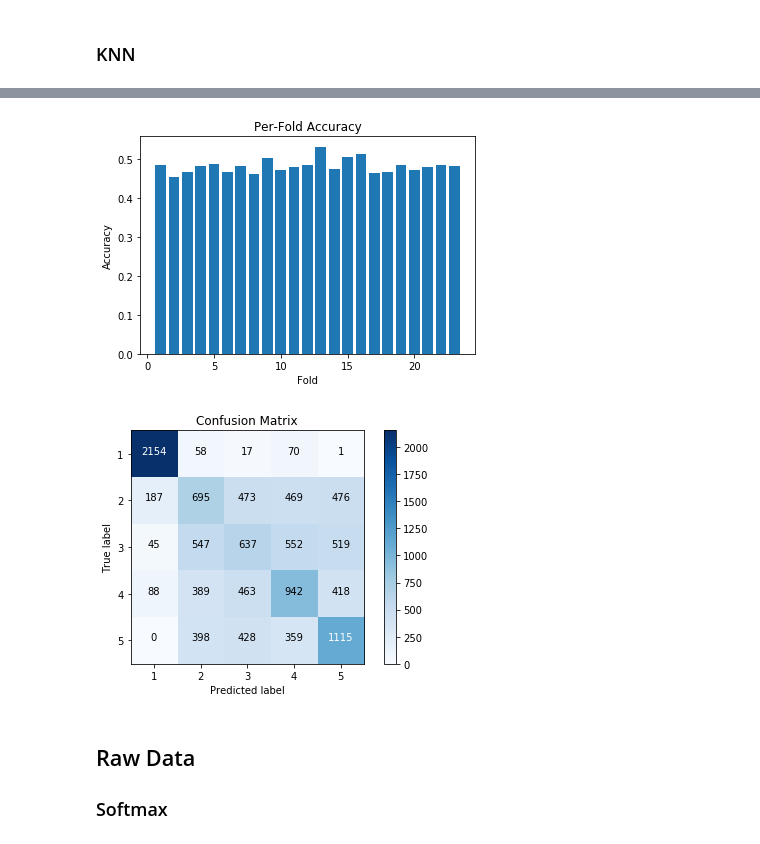
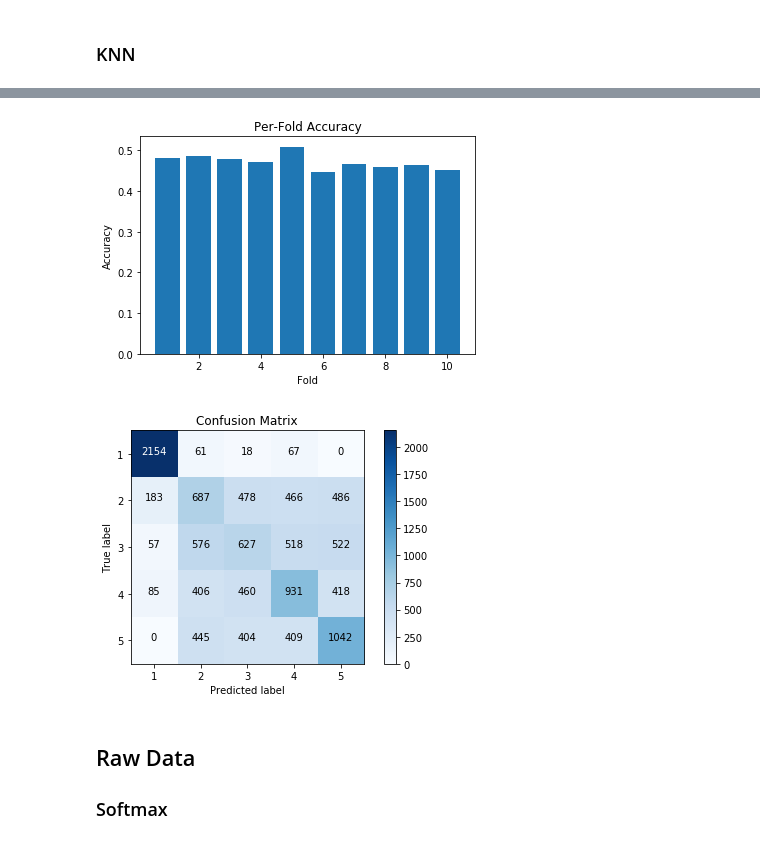
Before and after one commit to carolineh101/cs229-epilepsy, a Jupyter notebook: experiments.ipynb, the cells around one changed output, grey strips where cells are left out. Saved outputs shown, nothing was run; the diff lists cells and outputs as text; code cells hidden in the pictures.

```diff
--- a/experiments.ipynb
+++ b/experiments.ipynb
@@ -24,6 +24,9 @@ X, y, ids, chunks = util.parse_data()
 n = X.shape[0]
 classes = np.unique(y)
 num_chunks = np.unique(chunks).shape[0]
+
+# Set up evaluation metrics
+scoring = util.get_scoring_metrics(classes)
 # %% [markdown]
 ## Summary Statistics
 For our baseline, we use summary statistic features as inputs to our models. From plotting, it seems that minimum and standard deviation may be useful.
@@ -65,7 +77,4 @@ util.visualize_confusion_matrix(b_cm, classes)
 # %% [markdown]
 ### KNN
 # %%
-bk_clf = KNeighborsClassifier()
-bk_scores, bk_fold_acc, bk_cm = util.evaluate_model(
-    X_b, y, chunks, classes, bk_clf, param_grid={'n_neighbors': range(1, 10)},
-    inner_k=num_chunks-1, outer_k=num_chunks)
+bk_train_scores, bk_test_scores, bk_fold_acc, bk_cm = util.evaluate_model(X_b, y, chunks, classes, 'knn', scoring)
@@ -82,11 +101,11 @@ bk_scores
 # %%
-util.plot_fold_accuracy(bk_fold_acc, k=num_chunks)
+util.plot_fold_accuracy(bk_fold_acc)
 # %% [output]
-[figure, old version]
+[figure, new version]
 # %%
 util.visualize_confusion_matrix(bk_cm, classes)
 # %% [output]
-[figure, old version]
+[figure, new version]
 # %% [markdown]
 ## Raw Data
 ### Softmax
```
Also changed, not shown: parts of 48 cells of this notebook, 1 other file.
